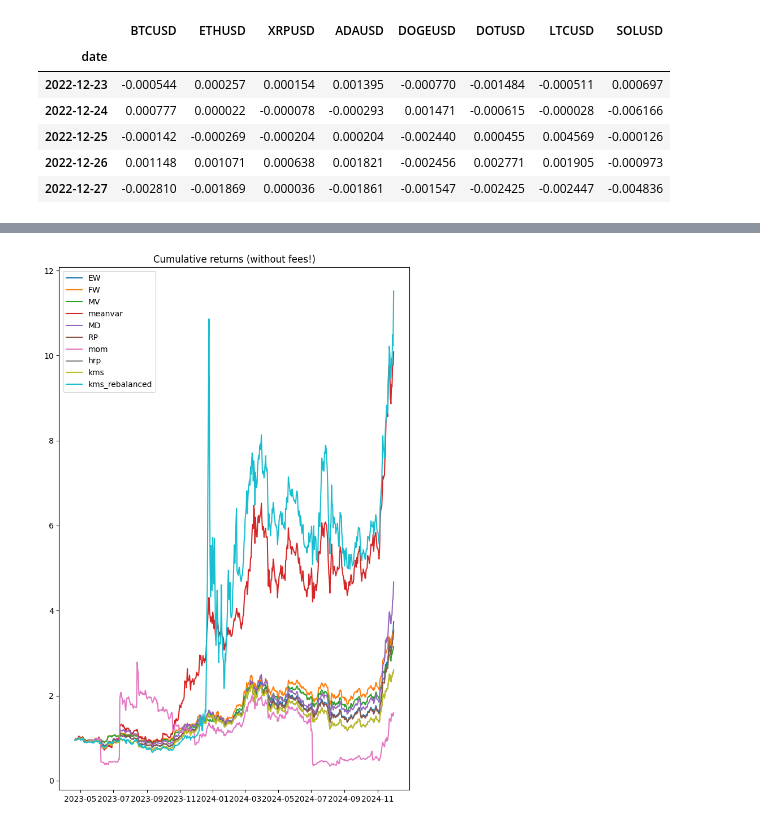
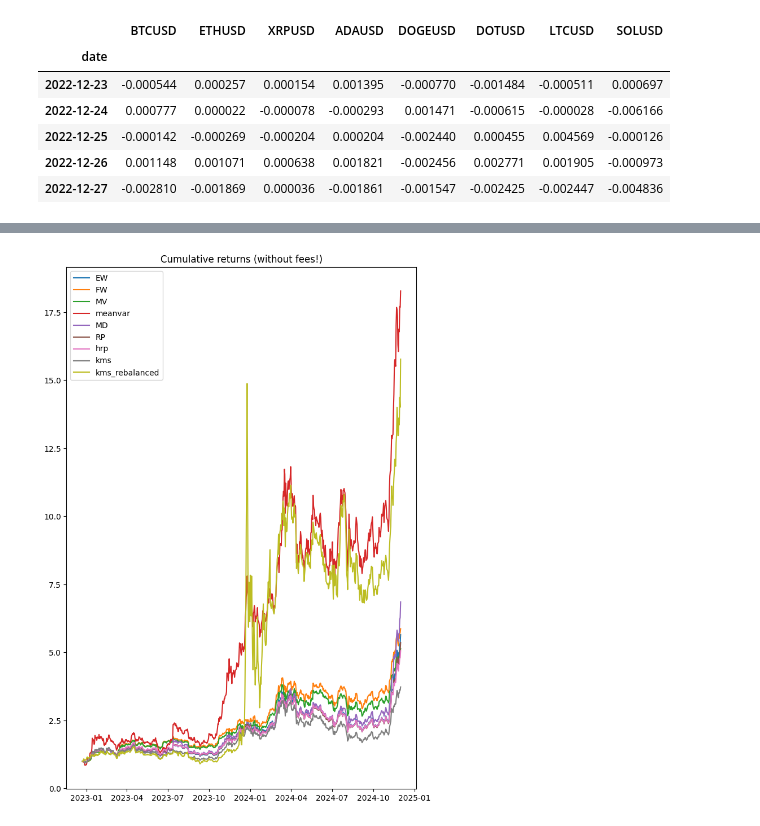
Before and after one commit to alihussainia/Crypto-Portfolio_Optimization, a Jupyter notebook: DTF1_portfolio_strategy.ipynb, the cells around one changed output, grey strips where cells are left out. Drawn from its saved outputs; the diff is of its cells as text; code cells hidden in the pictures.

```diff
--- a/DTF1_portfolio_strategy.ipynb
+++ b/DTF1_portfolio_strategy.ipynb
@@ -1204,3 +1247,3 @@ summ_tab
 # %%
-pf_ret.dropna(inplace=True)
+hourly_pf_ret.dropna(inplace=True)
 # %%
@@ -1840,23 +1973,34 @@ plt.show()
 # %%
 # Define rebalancing period (e.g., weekly)
-rebalancing_period = 70  # 5 trading days for weekly
+rebalancing_period = 70
 
 # Initialize variables to store individual contributions
 crypto_contributions = pd.DataFrame(index=daily_returns.index, columns=daily_returns.columns).fillna(0)
 
-for i in range(0, len(daily_returns), rebalancing_period):
-    # Subset data for the current period
-    period_data = daily_returns.iloc[i:i + rebalancing_period]
+# Define sensitivity factors
+sensitivity_factors = [0.9, 1.0, 1.1]
+sensitivity_results = {}
 
-    # Recalculate weights
-    period_kurtosis = period_data.kurtosis()
-    period_weights = 1 / period_kurtosis
-    period_weights /= period_weights.sum() # period_weights = period_weights / sum(period_weights)
+for factor in sensitivity_factors:
+    # Initialize DataFrame to store results for the current factor
+    factor_contributions = pd.DataFrame(index=daily_returns.index, columns=daily_returns.columns).fillna(0)
 
-    # Calculate individual contributions for the period
-    for asset in daily_returns.columns:
-        crypto_contributions.loc[period_data.index, asset] = period_weights[asset] * period_data[asset]
+    for i in range(0, len(daily_returns), rebalancing_period):
+        # Subset data for the current period
+        period_data = daily_returns.iloc[i:i + rebalancing_period]
 
-# Check individual contributions
-print("Individual Contributions Over Time:")
-print(crypto_contributions.head())
+        # Recalculate weights (adjusting the initial kurtosis by the factor)
+        period_kurtosis = period_data.kurtosis()
+        adjusted_kurtosis = period_kurtosis * factor  # Apply sensitivity factor only to baseline kurtosis
+        period_weights = 1 / adjusted_kurtosis
+        period_weights /= period_weights.sum()  # Normalize weights
+
+        # Calculate individual contributions for the period
+        for asset in daily_returns.columns:
+            factor_contributions.loc[period_data.index, asset] = period_weights[asset] * period_data[asset]
+
+    # Store results for the current factor
+    sensitivity_results[f'Factor {factor}'] = {
+        'Individual Contributions': factor_contributions,
+        'Weights': period_weights
+    }
@@ -1915,20 +2042,20 @@ summ_tab
 # %%
 pf_ret = pf_ret.dropna()
 
 
 plt.figure(figsize=(8, 12))
 plt.plot((1+pf_ret['EW']).cumprod(), label='EW')
 plt.plot((1+pf_ret['FW']).cumprod(), label='FW')
 plt.plot((1+pf_ret['MV']).cumprod(), label='MV')
 plt.plot((1+pf_ret['meanvar']).cumprod(), label='meanvar')
 plt.plot((1+pf_ret['MD']).cumprod(), label='MD')
 plt.plot((1+pf_ret['RP']).cumprod(), label='RP')
-plt.plot((1+pf_ret['mom']).cumprod(), label='mom')
-plt.plot((1+pf_ret['kms']).cumprod(), label='hrp')
+#plt.plot((1+pf_ret['mom']).cumprod(), label='mom')
+plt.plot((1+pf_ret['hrp']).cumprod(), label='hrp')
 plt.plot((1+pf_ret['kms']).cumprod(), label='kms')
 plt.plot((1+pf_ret['kms_rebalanced']).cumprod(), label='kms_rebalanced')
 plt.legend()
 plt.title('Cumulative returns (without fees!)')
 plt.show()
 # %% [output]
-[figure, old version]
+[figure, new version]
```
Also changed, not shown: parts of 110 cells of this notebook.
